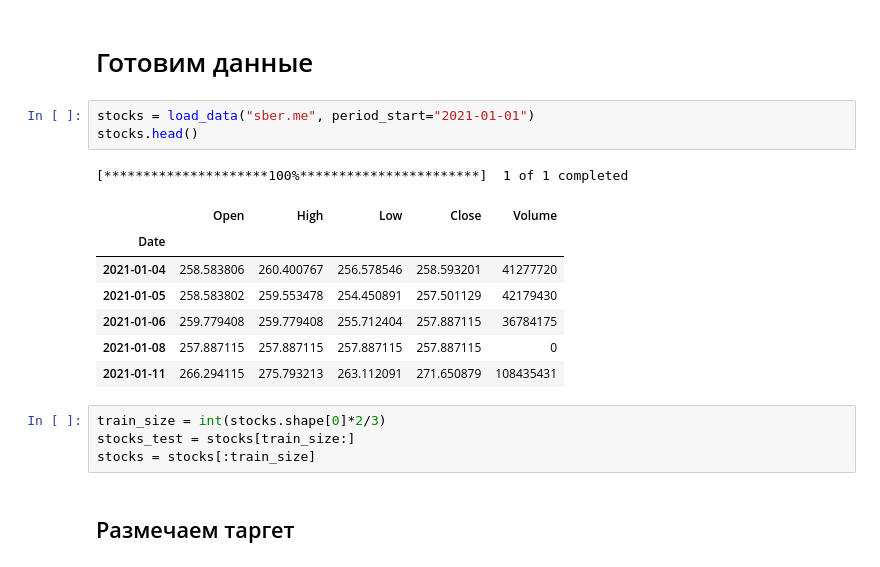
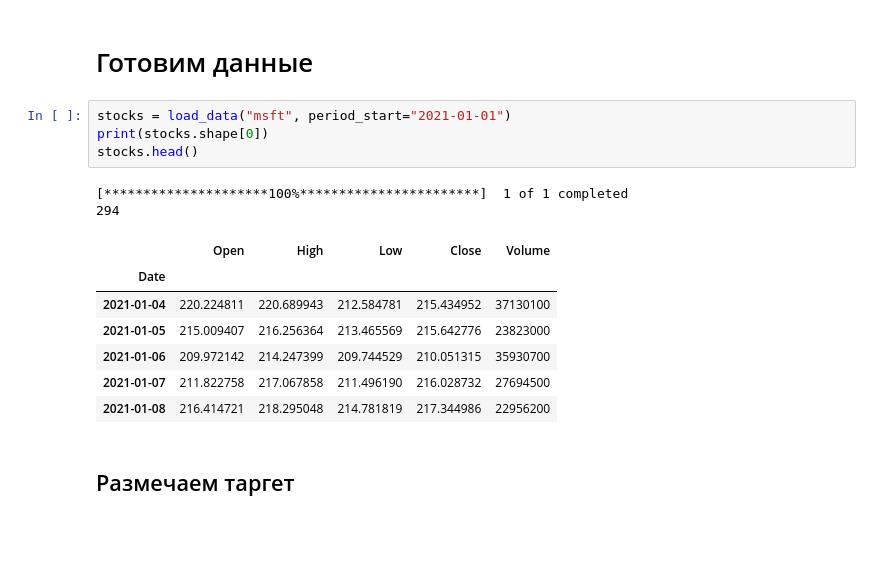
Before and after one commit to Falconwatch/MarketKing, a Jupyter notebook: High_detector.ipynb, the cells around one changed output. Saved outputs shown, nothing was run; the diff lists cells and outputs as text; blank space fills up the shorter version.

```diff
--- a/High_detector.ipynb
+++ b/High_detector.ipynb
@@ -17,21 +17,19 @@ from methods import load_data
 # %% [markdown]
 # Готовим данные
 # %%
-stocks = load_data("sber.me", period_start="2021-01-01")
+stocks = load_data("msft", period_start="2021-01-01")
+print(stocks.shape[0])
 stocks.head()
 # %% [output]
 [*********************100%***********************]  1 of 1 completed
+294
 |  | Open | High | Low | Close | Volume |
 | Date |  |  |  |  |  |
-| 2021-01-04 | 258.583806 | 260.400767 | 256.578546 | 258.593201 | 41277720 |
-| 2021-01-05 | 258.583802 | 259.553478 | 254.450891 | 257.501129 | 42179430 |
-| 2021-01-06 | 259.779408 | 259.779408 | 255.712404 | 257.887115 | 36784175 |
-| 2021-01-08 | 257.887115 | 257.887115 | 257.887115 | 257.887115 | 0 |
-| 2021-01-11 | 266.294115 | 275.793213 | 263.112091 | 271.650879 | 108435431 |
+| 2021-01-04 | 220.224811 | 220.689943 | 212.584781 | 215.434952 | 37130100 |
+| 2021-01-05 | 215.009407 | 216.256364 | 213.465569 | 215.642776 | 23823000 |
+| 2021-01-06 | 209.972142 | 214.247399 | 209.744529 | 210.051315 | 35930700 |
+| 2021-01-07 | 211.822758 | 217.067858 | 211.496190 | 216.028732 | 27694500 |
+| 2021-01-08 | 216.414721 | 218.295048 | 214.781819 | 217.344986 | 22956200 |
-# %%
-train_size = int(stocks.shape[0]*2/3)
-stocks_test = stocks[train_size:]
-stocks = stocks[:train_size]
 # %% [markdown]
 ## Размечаем таргет
 # %%
```
Also changed, not shown: parts of 32 cells of this notebook.
